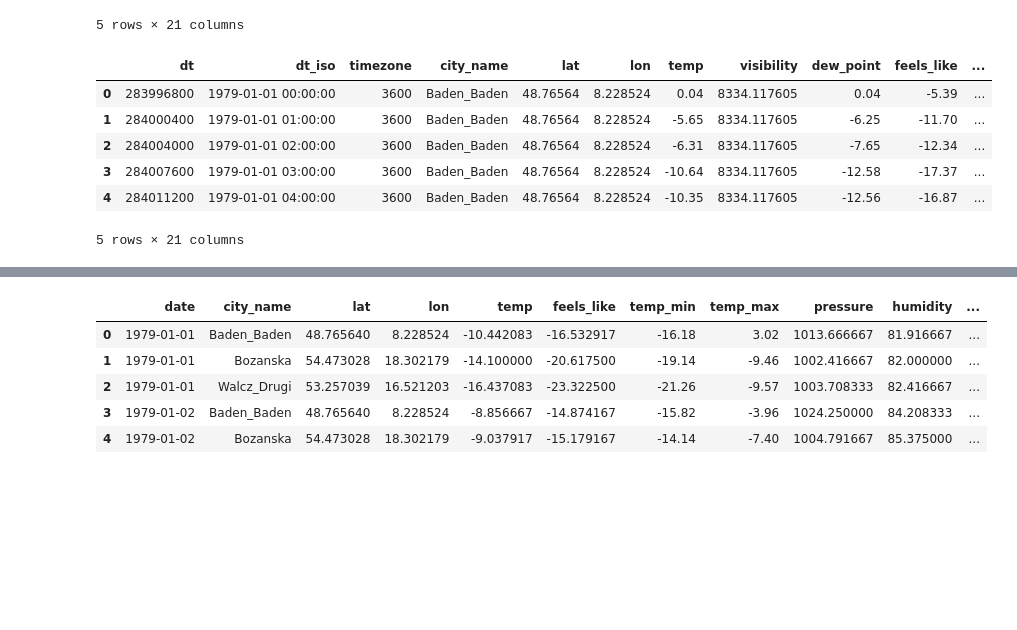
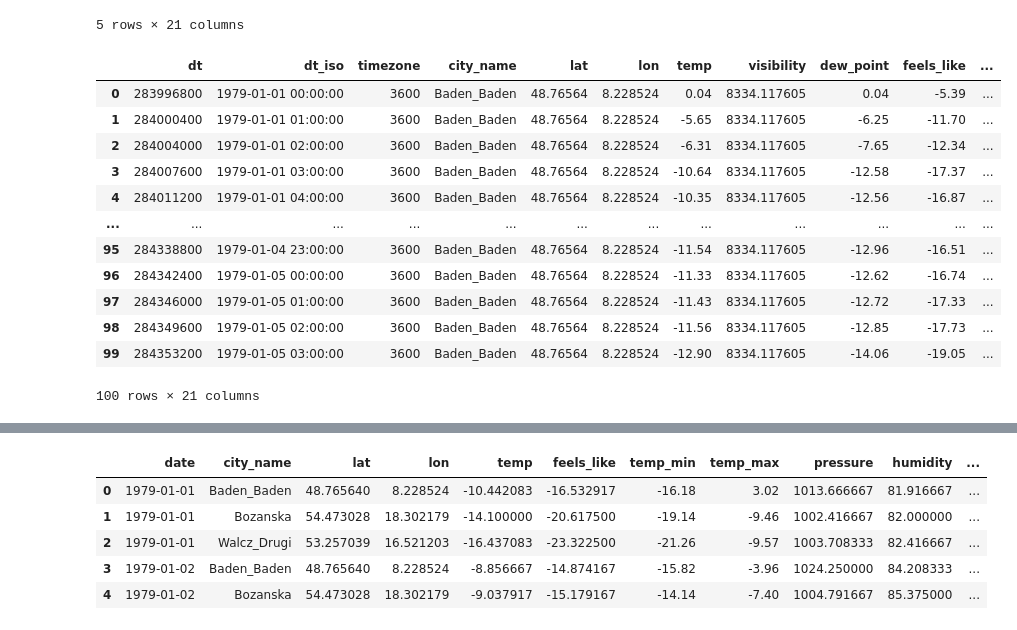
Before and after one commit to BartoszRP/MERITO_ML_Projekt_Fotowoltaika_2024, a Jupyter notebook: 1. Notebooks/01_pobieranie_i_przetwarzanie_danych.ipynb, the cells around one changed output, grey strips where cells are left out. Saved outputs shown, nothing was run; the diff lists cells and outputs as text; code cells hidden in the pictures; blank space fills up the shorter version.

```diff
--- a/1. Notebooks/01_pobieranie_i_przetwarzanie_danych.ipynb
+++ b/1. Notebooks/01_pobieranie_i_przetwarzanie_danych.ipynb
@@ -242,15 +242,21 @@ df_weather.head()
 # %%
 df_weather['city_name'] = df_weather['city_name'].replace('Custom location', 'Bozanska')
 # %%
-df_weather.head()
+df_weather.head(100)
 # %% [output]
 |  | dt | dt_iso | timezone | city_name | lat | lon | temp | visibility | dew_point | feels_like | ... |
 | 0 | 283996800 | 1979-01-01 00:00:00 | 3600 | Baden_Baden | 48.76564 | 8.228524 | 0.04 | 8334.117605 | 0.04 | -5.39 | ... |
 | 1 | 284000400 | 1979-01-01 01:00:00 | 3600 | Baden_Baden | 48.76564 | 8.228524 | -5.65 | 8334.117605 | -6.25 | -11.70 | ... |
 | 2 | 284004000 | 1979-01-01 02:00:00 | 3600 | Baden_Baden | 48.76564 | 8.228524 | -6.31 | 8334.117605 | -7.65 | -12.34 | ... |
 | 3 | 284007600 | 1979-01-01 03:00:00 | 3600 | Baden_Baden | 48.76564 | 8.228524 | -10.64 | 8334.117605 | -12.58 | -17.37 | ... |
 | 4 | 284011200 | 1979-01-01 04:00:00 | 3600 | Baden_Baden | 48.76564 | 8.228524 | -10.35 | 8334.117605 | -12.56 | -16.87 | ... |
+| ... | ... | ... | ... | ... | ... | ... | ... | ... | ... | ... | ... |
+| 95 | 284338800 | 1979-01-04 23:00:00 | 3600 | Baden_Baden | 48.76564 | 8.228524 | -11.54 | 8334.117605 | -12.96 | -16.51 | ... |
+| 96 | 284342400 | 1979-01-05 00:00:00 | 3600 | Baden_Baden | 48.76564 | 8.228524 | -11.33 | 8334.117605 | -12.62 | -16.74 | ... |
+| 97 | 284346000 | 1979-01-05 01:00:00 | 3600 | Baden_Baden | 48.76564 | 8.228524 | -11.43 | 8334.117605 | -12.72 | -17.33 | ... |
+| 98 | 284349600 | 1979-01-05 02:00:00 | 3600 | Baden_Baden | 48.76564 | 8.228524 | -11.56 | 8334.117605 | -12.85 | -17.73 | ... |
+| 99 | 284353200 | 1979-01-05 03:00:00 | 3600 | Baden_Baden | 48.76564 | 8.228524 | -12.90 | 8334.117605 | -14.06 | -19.05 | ... |
-5 rows × 21 columns
+100 rows × 21 columns
 # %%
 # Grupowanie danych po dniu (zignorowanie godziny)
 #df_weather['date'] = df_weather['dt_iso'].dt.date
```
Also changed, not shown: parts of 5 cells of this notebook, 4 other files.
